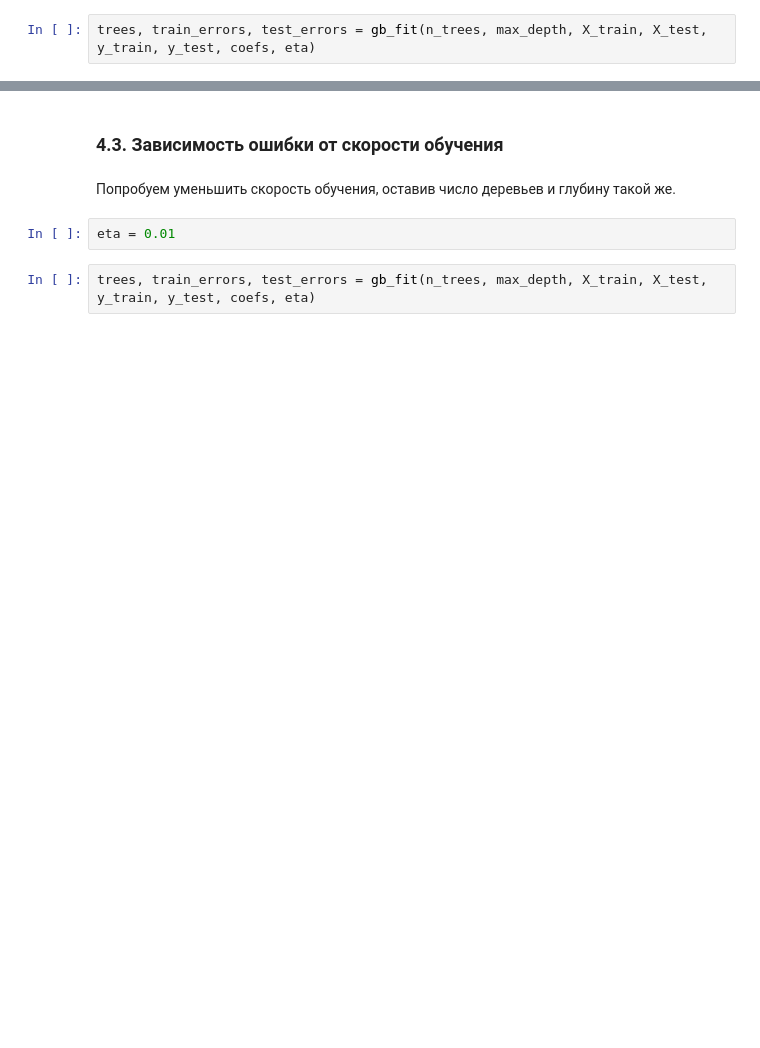
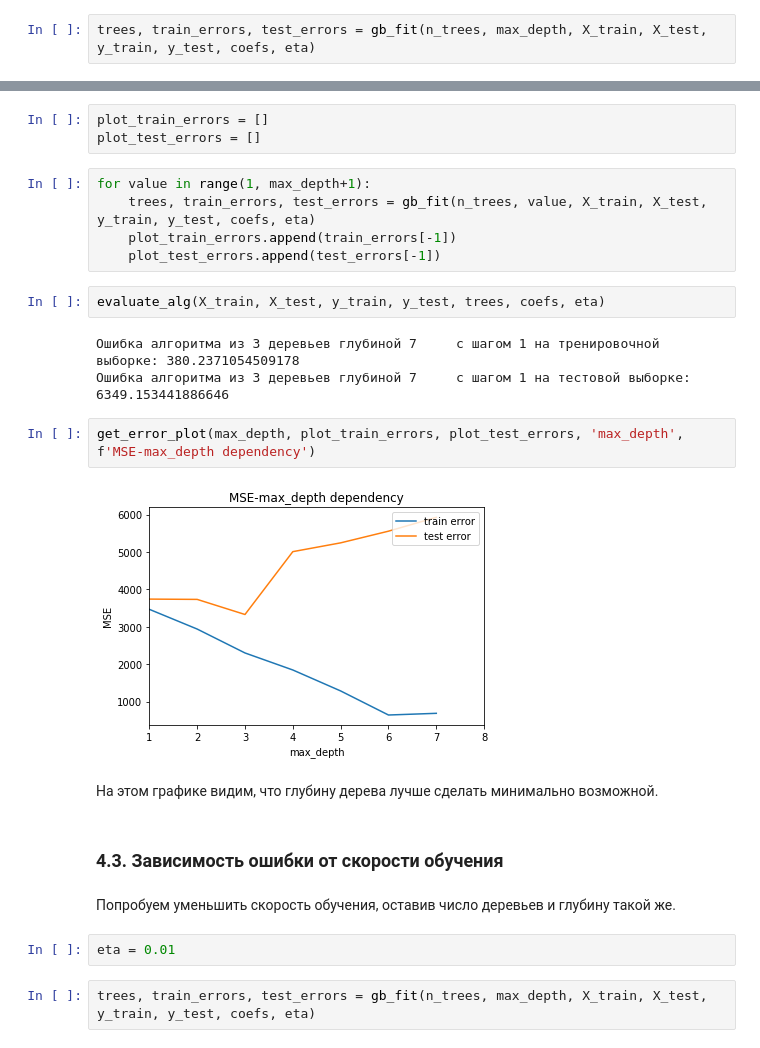
Before and after one commit to doksketch/algorithms-for-data-analysis, a Jupyter notebook: 06_Gradient boosting/gradient boosting.ipynb, the cells around one changed output, grey strips where cells are left out. Drawn from its saved outputs; the diff is of its cells as text; blank space fills up the shorter version.

```diff
--- a/06_Gradient boosting/gradient boosting.ipynb
+++ b/06_Gradient boosting/gradient boosting.ipynb
@@ -185,3 +223,22 @@ ValueError: x and y must have same first dimension, but have shapes (7,) and (1,
+# %%
+plot_train_errors = []
+plot_test_errors = []
+# %%
+for value in range(1, max_depth+1):
+    trees, train_errors, test_errors = gb_fit(n_trees, value, X_train, X_test, y_train, y_test, coefs, eta)
+    plot_train_errors.append(train_errors[-1])
+    plot_test_errors.append(test_errors[-1])
+# %%
+evaluate_alg(X_train, X_test, y_train, y_test, trees, coefs, eta)
+# %% [output]
+Ошибка алгоритма из 3 деревьев глубиной 7     с шагом 1 на тренировочной выборке: 380.2371054509178
+Ошибка алгоритма из 3 деревьев глубиной 7     с шагом 1 на тестовой выборке: 6349.153441886646
+# %%
+get_error_plot(max_depth, plot_train_errors, plot_test_errors, 'max_depth', f'MSE-max_depth dependency')
+# %% [output]
+[figure, added]
+# %% [markdown]
+На этом графике видим, что глубину дерева лучше сделать минимально возможной.
 # %% [markdown]
 ### 4.3. Зависимость ошибки от скорости обучения
 # %% [markdown]
```
Also changed, not shown: parts of 29 cells of this notebook, 3 other files.
